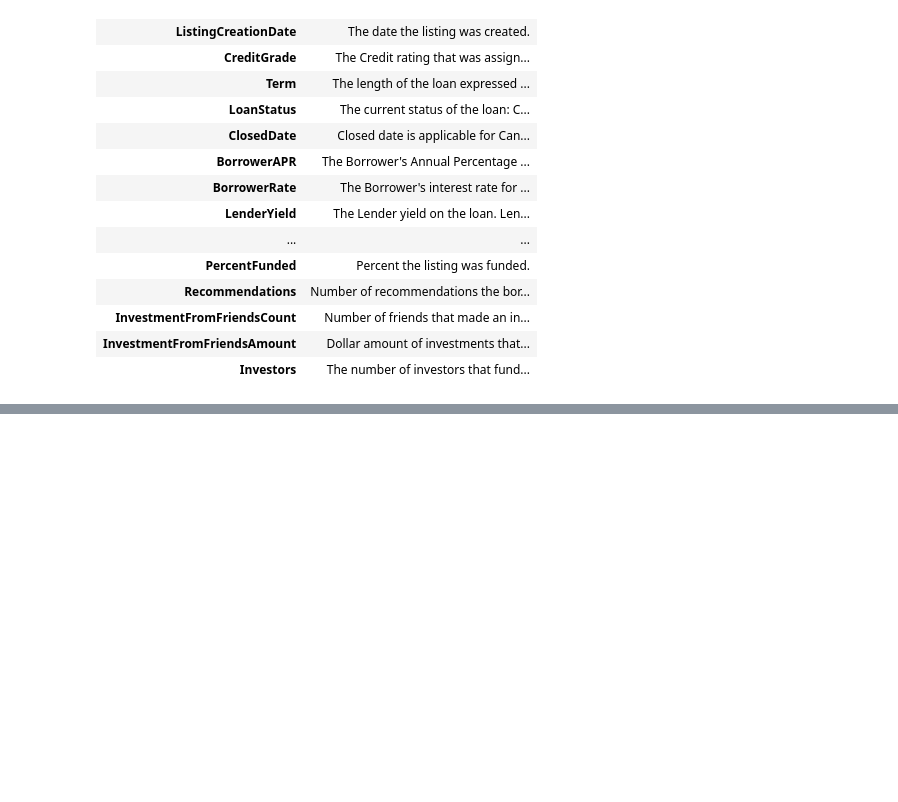
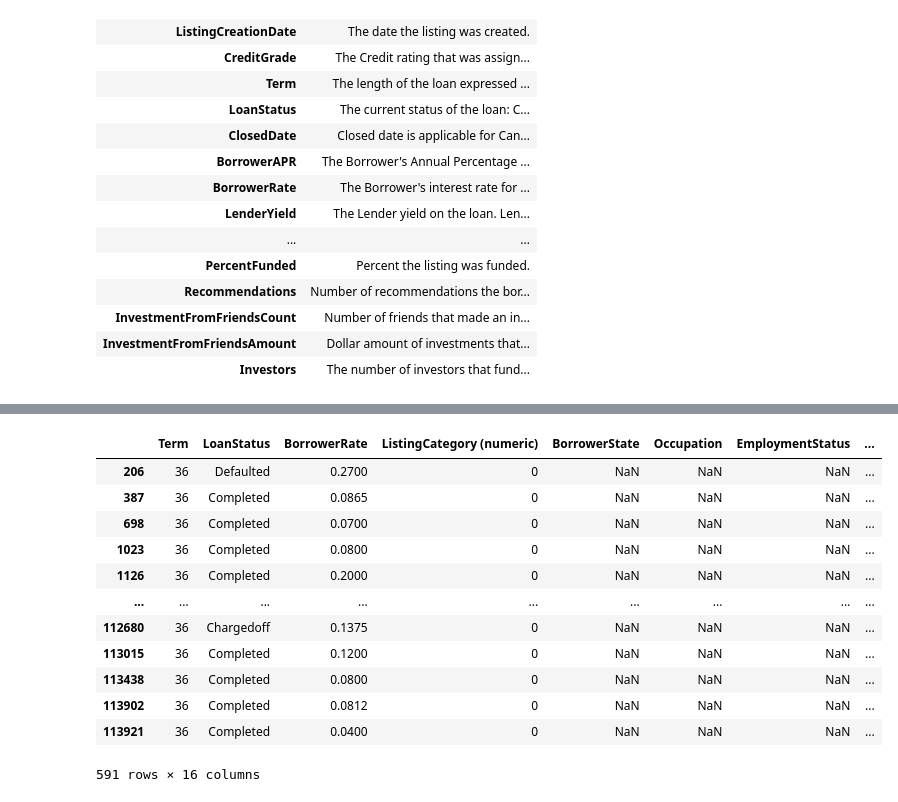
Before and after one commit to Simonmaignan/udacity-data-analysis, a Jupyter notebook: project-communicate-data-findings/data_wrangling.ipynb, the cells around one changed output, grey strips where cells are left out. Cells and saved outputs as stored; diff of their text form; code cells hidden in the pictures; blank space fills up the shorter version.

```diff
--- a/project-communicate-data-findings/data_wrangling.ipynb
+++ b/project-communicate-data-findings/data_wrangling.ipynb
@@ -133,0 +134,16 @@ df_loan_data_cleaned.describe()
+# %%
+df_loan_data_cleaned[df_loan_data_cleaned.CreditScoreRangeLower.isna()]
+# %% [output]
+|  | Term | LoanStatus | BorrowerRate | ListingCategory (numeric) | BorrowerState | Occupation | EmploymentStatus | ... |
+| 206 | 36 | Defaulted | 0.2700 | 0 | NaN | NaN | NaN | ... |
+| 387 | 36 | Completed | 0.0865 | 0 | NaN | NaN | NaN | ... |
+| 698 | 36 | Completed | 0.0700 | 0 | NaN | NaN | NaN | ... |
+| 1023 | 36 | Completed | 0.0800 | 0 | NaN | NaN | NaN | ... |
+| 1126 | 36 | Completed | 0.2000 | 0 | NaN | NaN | NaN | ... |
+| ... | ... | ... | ... | ... | ... | ... | ... | ... |
+| 112680 | 36 | Chargedoff | 0.1375 | 0 | NaN | NaN | NaN | ... |
+| 113015 | 36 | Completed | 0.1200 | 0 | NaN | NaN | NaN | ... |
+| 113438 | 36 | Completed | 0.0800 | 0 | NaN | NaN | NaN | ... |
+| 113902 | 36 | Completed | 0.0812 | 0 | NaN | NaN | NaN | ... |
+| 113921 | 36 | Completed | 0.0400 | 0 | NaN | NaN | NaN | ... |
+591 rows × 16 columns
```
Also changed, not shown: parts of 42 cells of this notebook.
